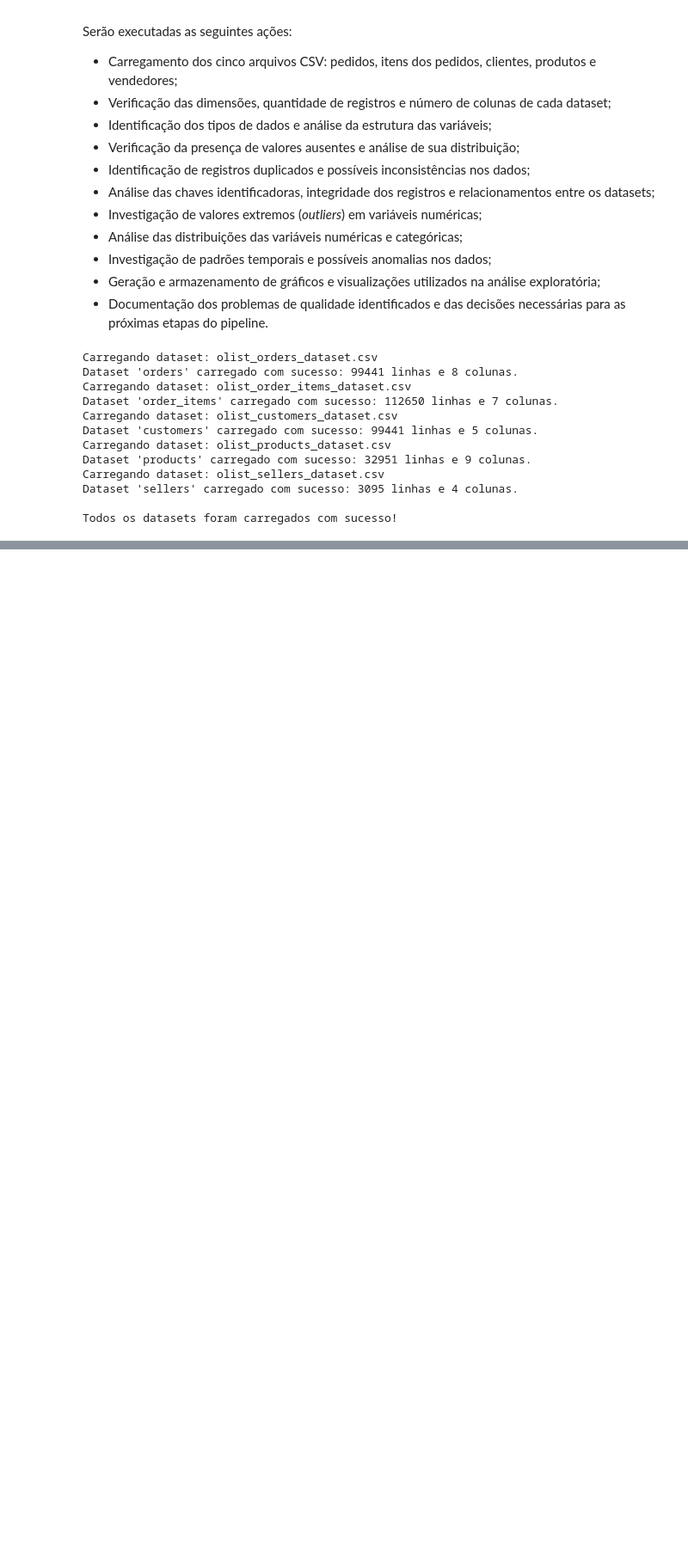
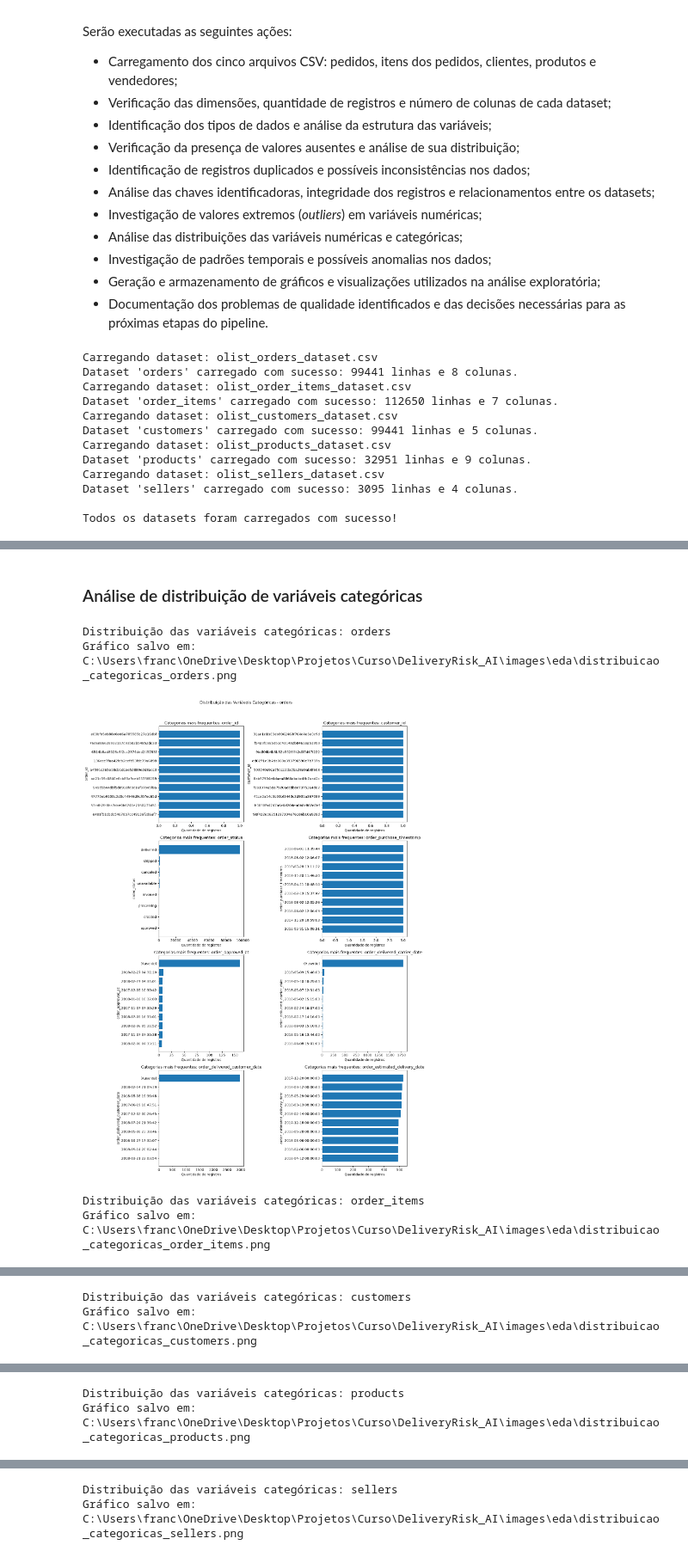
Before and after one commit to Franciane-sl/DeliveryRisk_AI, a Jupyter notebook: pipeline/notebooks/delivery_risk_analysis.ipynb, the cells around one changed output, grey strips where cells are left out. Shown at 86% size. Saved outputs shown, nothing was run; the diff lists cells and outputs as text; code cells hidden in the pictures; blank space fills up the shorter version.

```diff
--- a/pipeline/notebooks/delivery_risk_analysis.ipynb
+++ b/pipeline/notebooks/delivery_risk_analysis.ipynb
@@ -67,0 +660,17 @@ Todos os datasets foram carregados com sucesso!
+# %% [markdown]
+### Análise de distribuição de variáveis categóricas
+# %%
+for nome, df in datasets.items():
+    print(f"\nDistribuição das variáveis categóricas: {nome}")
+
+    grafico_distribuicao_categoricas(
+        df,
+        nome=nome,
+        top_n=10,
+    )
+# %% [output]
+Distribuição das variáveis categóricas: orders
+Gráfico salvo em: C:\Users\franc\OneDrive\Desktop\Projetos\Curso\DeliveryRisk_AI\images\eda\distribuicao_categoricas_orders.png
+[figure, added]
+Distribuição das variáveis categóricas: order_items
+Gráfico salvo em: C:\Users\franc\OneDrive\Desktop\Projetos\Curso\DeliveryRisk_AI\images\eda\distribuicao_categoricas_order_items.png
@@ -67,0 +678,2 @@ Todos os datasets foram carregados com sucesso!
+Distribuição das variáveis categóricas: customers
+Gráfico salvo em: C:\Users\franc\OneDrive\Desktop\Projetos\Curso\DeliveryRisk_AI\images\eda\distribuicao_categoricas_customers.png
@@ -67,0 +681,2 @@ Todos os datasets foram carregados com sucesso!
+Distribuição das variáveis categóricas: products
+Gráfico salvo em: C:\Users\franc\OneDrive\Desktop\Projetos\Curso\DeliveryRisk_AI\images\eda\distribuicao_categoricas_products.png
@@ -67,0 +684,2 @@ Todos os datasets foram carregados com sucesso!
+Distribuição das variáveis categóricas: sellers
+Gráfico salvo em: C:\Users\franc\OneDrive\Desktop\Projetos\Curso\DeliveryRisk_AI\images\eda\distribuicao_categoricas_sellers.png
```
Also changed, not shown: parts of 43 cells of this notebook.
